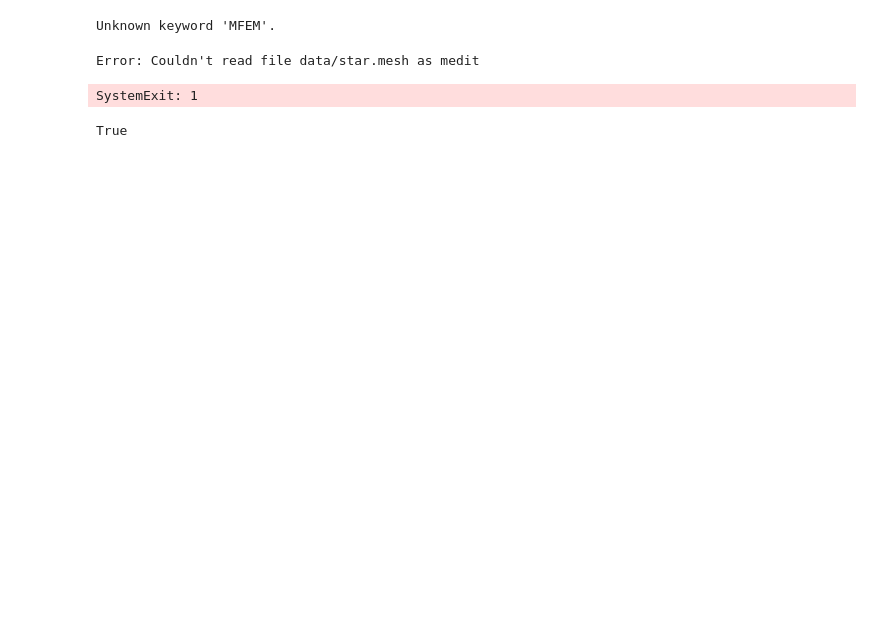
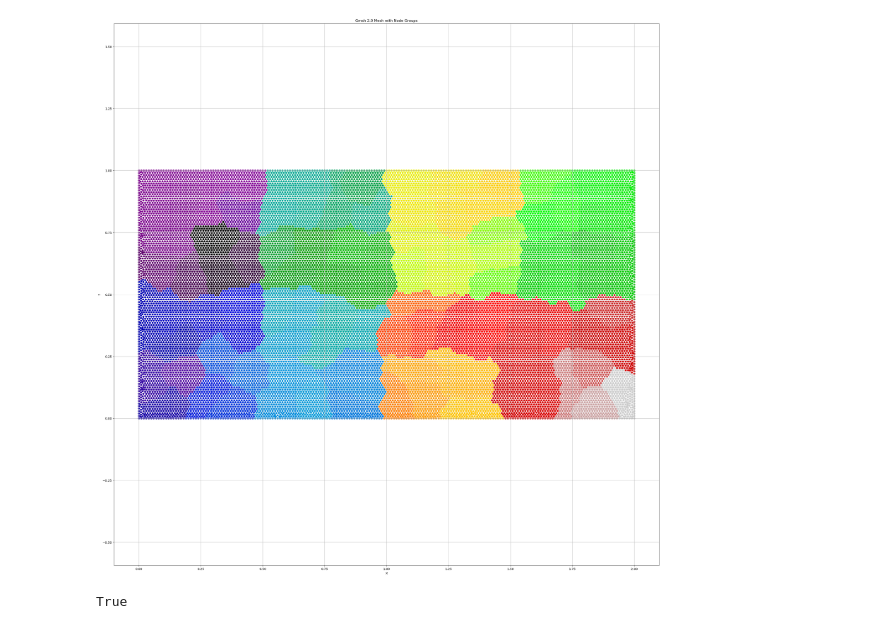
Before and after one commit to pentaery/Algebraic-2G, a Jupyter notebook: visual.ipynb, the cells around one changed output. Saved outputs shown, nothing was run; the diff lists cells and outputs as text; code cells hidden in the pictures; blank space fills up the shorter version.

```diff
--- a/visual.ipynb
+++ b/visual.ipynb
@@ -4,7 +4,7 @@ import matplotlib.pyplot as plt
 import numpy as np
 
 # 读取 .msh 文件
-mesh = meshio.read("data/star.mesh")
+mesh = meshio.read("data/rect.msh")
 
 # 提取节点坐标和三角形元素
 points = mesh.points
@@ -15,41 +15,39 @@ if triangles is None:
     raise ValueError("文件中没有三角形元素，请检查网格类型")
 
 # 读取分组文件
-group_file = "build/src/metis-slepc/clustering.txt"
+group_file = "build/src/clustering.txt"
 groups = []
 with open(group_file, "r") as f:
     for line in f:
         groups.append(int(line.strip()))  # 假设每行是一个整数
 
 # 检查节点数量是否匹配
 if len(groups) != len(points):
     raise ValueError(f"分组文件中的节点数 ({len(groups)}) 与 .msh 文件中的节点数 ({len(points)}) 不匹配")
 
 # 可视化
 plt.figure(figsize=(32, 32))
 
 # 绘制网格
 plt.triplot(x, y, triangles, color='gray', linewidth=0.5, alpha=0.5)
 
 # 按组别绘制节点，使用不同颜色
 unique_groups = np.unique(groups)  # 获取所有唯一的组别
 colors = plt.cm.get_cmap('nipy_spectral', len(unique_groups))  # 使用 tab10 颜色方案
 for i, group in enumerate(unique_groups):
     mask = np.array(groups) == group  # 选择属于当前组的节点
     plt.scatter(x[mask], y[mask], c=[colors(i)], label=f"Group {group}", s=30)
 
 # 添加图例和装饰
 plt.title("Gmsh 2.0 Mesh with Node Groups")
 plt.xlabel("X")
 plt.ylabel("Y")
 # plt.legend()
 plt.axis('equal')  # 保持纵横比一致
 plt.grid(True)
 plt.show()
 # %% [output]
-Unknown keyword 'MFEM'.
-Error: Couldn't read file data/star.mesh as medit
-SystemExit: 1
+[figure, added]
 # %%
 import os
 print(os.path.exists("data/rect"))
```
Also changed, not shown: 5 other files.
